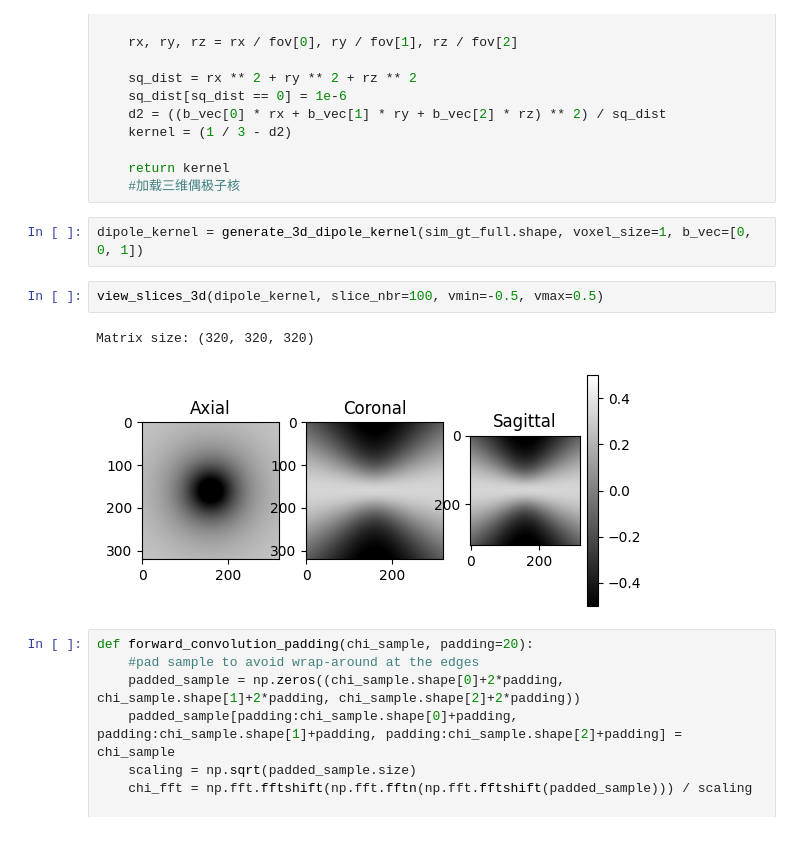
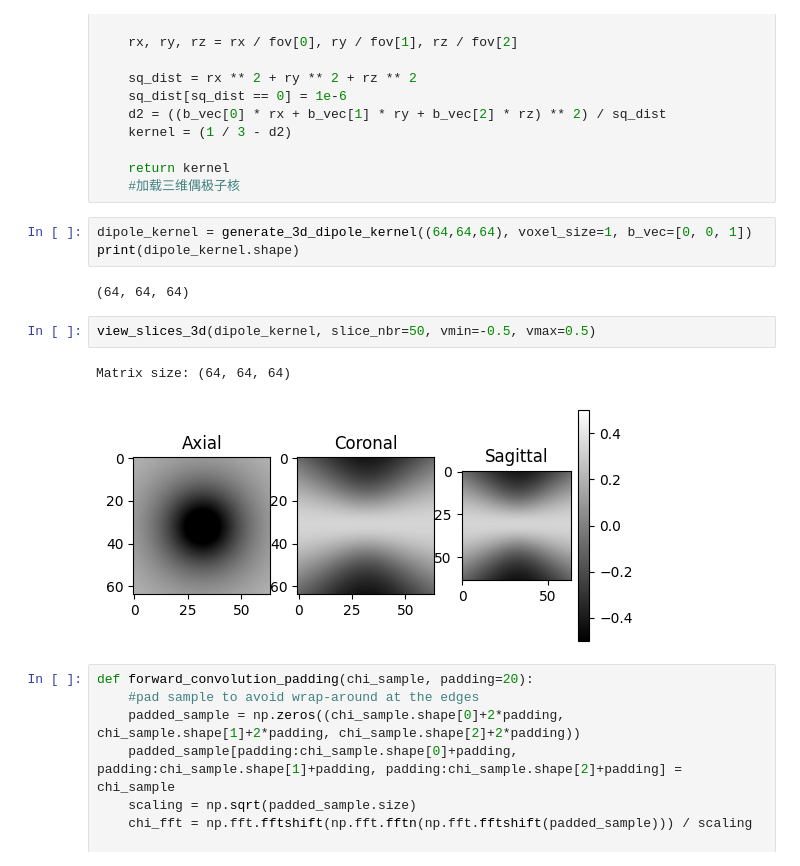
Before and after one commit to JunXinVan/Dynamic-workload-allocation-mechanism-for-content-moderatorss, a Jupyter notebook: “Steffen_Bollman_Deep_learning_QSM_tutorial_OHBM_ipynb”的副本.ipynb, the cells around one changed output. Cells and saved outputs as stored; diff of their text form.

```diff
--- a/“Steffen_Bollman_Deep_learning_QSM_tutorial_OHBM_ipynb”的副本.ipynb
+++ b/“Steffen_Bollman_Deep_learning_QSM_tutorial_OHBM_ipynb”的副本.ipynb
@@ -168,12 +163,15 @@ def generate_3d_dipole_kernel(data_shape, voxel_size, b_vec):
     return kernel
     #加载三维偶极子核
 # %%
-dipole_kernel = generate_3d_dipole_kernel(sim_gt_full.shape, voxel_size=1, b_vec=[0, 0, 1])
+dipole_kernel = generate_3d_dipole_kernel((64,64,64), voxel_size=1, b_vec=[0, 0, 1])
+print(dipole_kernel.shape)
+# %% [output]
+(64, 64, 64)
 # %%
-view_slices_3d(dipole_kernel, slice_nbr=100, vmin=-0.5, vmax=0.5)
+view_slices_3d(dipole_kernel, slice_nbr=50, vmin=-0.5, vmax=0.5)
 # %% [output]
-Matrix size: (320, 320, 320)
+Matrix size: (64, 64, 64)
-[figure, old version]
+[figure, new version]
 # %%
 def forward_convolution_padding(chi_sample, padding=20):
     #pad sample to avoid wrap-around at the edges
```
Also changed, not shown: parts of 30 cells of this notebook.
